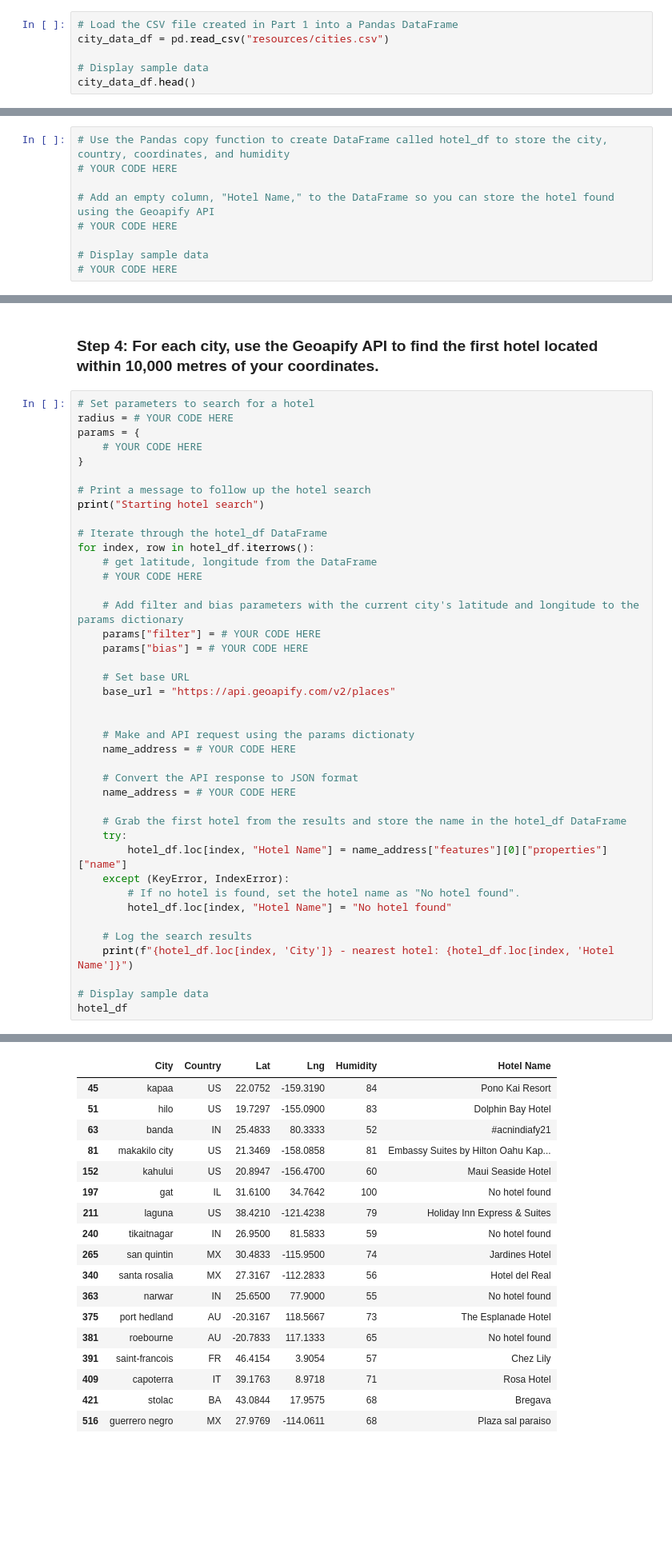
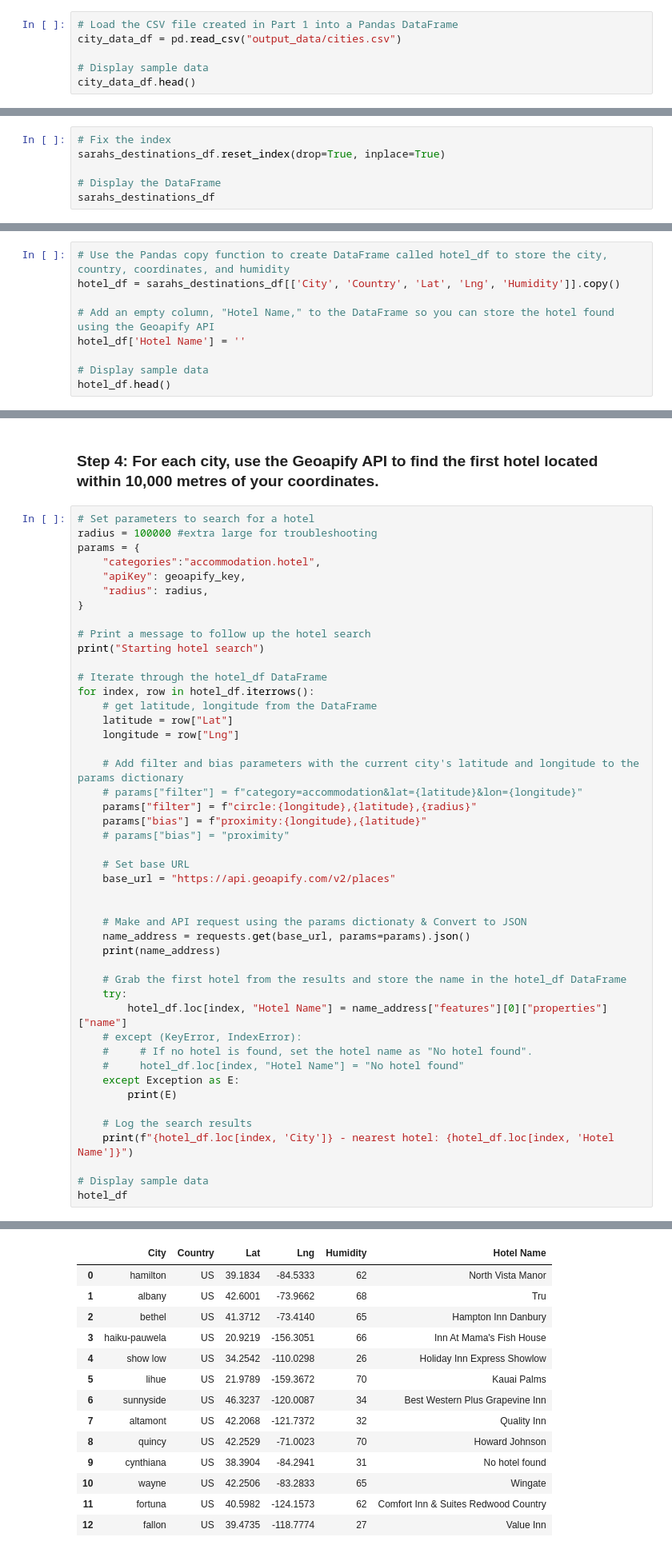
Before and after one commit to sarsteg/weather-vacation-python-api, a Jupyter notebook: VacationPy.ipynb, the cells around one changed output, grey strips where cells are left out. Shown at 80% size. Saved outputs shown, nothing was run; the diff lists cells and outputs as text; blank space fills up the shorter version.

```diff
--- a/VacationPy.ipynb
+++ b/VacationPy.ipynb
@@ -16,6 +16,6 @@ ModuleNotFoundError: No module named 'api_keys'
 # %%
 # Load the CSV file created in Part 1 into a Pandas DataFrame
-city_data_df = pd.read_csv("resources/cities.csv")
+city_data_df = pd.read_csv("output_data/cities.csv")
 
 # Display sample data
 city_data_df.head()
@@ -72,0 +102,6 @@ city_data_df.head()
+# %%
+# Fix the index
+sarahs_destinations_df.reset_index(drop=True, inplace=True)
+
+# Display the DataFrame
+sarahs_destinations_df
@@ -74,12 +124,12 @@ city_data_df.head()
 ### Step 3: Create a new DataFrame called `hotel_df`.
 # %%
 # Use the Pandas copy function to create DataFrame called hotel_df to store the city, country, coordinates, and humidity
-# YOUR CODE HERE
+hotel_df = sarahs_destinations_df[['City', 'Country', 'Lat', 'Lng', 'Humidity']].copy()
 
 # Add an empty column, "Hotel Name," to the DataFrame so you can store the hotel found using the Geoapify API
-# YOUR CODE HERE
+hotel_df['Hotel Name'] = ''
 
 # Display sample data
-# YOUR CODE HERE
+hotel_df.head()
 # %% [output]
 |  | City | Country | Lat | Lng | Humidity | Hotel Name |
@@ -104,9 +142,11 @@ city_data_df.head()
 ### Step 4: For each city, use the Geoapify API to find the first hotel located within 10,000 metres of your coordinates.
 # %%
 # Set parameters to search for a hotel
-radius = # YOUR CODE HERE
+radius = 100000 #extra large for troubleshooting
 params = {
-    # YOUR CODE HERE
+    "categories":"accommodation.hotel",
+    "apiKey": geoapify_key,
+    "radius": radius,
 }
 
 # Print a message to follow up the hotel search
@@ -115,28 +155,31 @@ print("Starting hotel search")
 # Iterate through the hotel_df DataFrame
 for index, row in hotel_df.iterrows():
     # get latitude, longitude from the DataFrame
-    # YOUR CODE HERE
+    latitude = row["Lat"]
+    longitude = row["Lng"]
 
     # Add filter and bias parameters with the current city's latitude and longitude to the params dictionary
-    params["filter"] = # YOUR CODE HERE
-    params["bias"] = # YOUR CODE HERE
+    # params["filter"] = f"category=accommodation&lat={latitude}&lon={longitude}"
+    params["filter"] = f"circle:{longitude},{latitude},{radius}"
+    params["bias"] = f"proximity:{longitude},{latitude}"
+    # params["bias"] = "proximity"
 
     # Set base URL
     base_url = "https://api.geoapify.com/v2/places"
 
 
-    # Make and API request using the params dictionaty
-    name_address = # YOUR CODE HERE
-
-    # Convert the API response to JSON format
-    name_address = # YOUR CODE HERE
+    # Make and API request using the params dictionaty & Convert to JSON
+    name_address = requests.get(base_url, params=params).json()
+    print(name_address)
 
     # Grab the first hotel from the results and store the name in the hotel_df DataFrame
     try:
         hotel_df.loc[index, "Hotel Name"] = name_address["features"][0]["properties"]["name"]
-    except (KeyError, IndexError):
-        # If no hotel is found, set the hotel name as "No hotel found".
-        hotel_df.loc[index, "Hotel Name"] = "No hotel found"
+    # except (KeyError, IndexError):
+    #     # If no hotel is found, set the hotel name as "No hotel found".
+    #     hotel_df.loc[index, "Hotel Name"] = "No hotel found"
+    except Exception as E:
+        print(E)
 
     # Log the search results
     print(f"{hotel_df.loc[index, 'City']} - nearest hotel: {hotel_df.loc[index, 'Hotel Name']}")
@@ -165,20 +207,16 @@ guerrero negro - nearest hotel: Plaza sal paraiso
 |  | City | Country | Lat | Lng | Humidity | Hotel Name |
-| 45 | kapaa | US | 22.0752 | -159.3190 | 84 | Pono Kai Resort |
-| 51 | hilo | US | 19.7297 | -155.0900 | 83 | Dolphin Bay Hotel |
-| 63 | banda | IN | 25.4833 | 80.3333 | 52 | #acnindiafy21 |
-| 81 | makakilo city | US | 21.3469 | -158.0858 | 81 | Embassy Suites by Hilton Oahu Kap... |
-| 152 | kahului | US | 20.8947 | -156.4700 | 60 | Maui Seaside Hotel |
-| 197 | gat | IL | 31.6100 | 34.7642 | 100 | No hotel found |
-| 211 | laguna | US | 38.4210 | -121.4238 | 79 | Holiday Inn Express & Suites |
-| 240 | tikaitnagar | IN | 26.9500 | 81.5833 | 59 | No hotel found |
-| 265 | san quintin | MX | 30.4833 | -115.9500 | 74 | Jardines Hotel |
-| 340 | santa rosalia | MX | 27.3167 | -112.2833 | 56 | Hotel del Real |
-| 363 | narwar | IN | 25.6500 | 77.9000 | 55 | No hotel found |
-| 375 | port hedland | AU | -20.3167 | 118.5667 | 73 | The Esplanade Hotel |
-| 381 | roebourne | AU | -20.7833 | 117.1333 | 65 | No hotel found |
-| 391 | saint-francois | FR | 46.4154 | 3.9054 | 57 | Chez Lily |
-| 409 | capoterra | IT | 39.1763 | 8.9718 | 71 | Rosa Hotel |
-| 421 | stolac | BA | 43.0844 | 17.9575 | 68 | Bregava |
-| 516 | guerrero negro | MX | 27.9769 | -114.0611 | 68 | Plaza sal paraiso |
+| 0 | hamilton | US | 39.1834 | -84.5333 | 62 | North Vista Manor |
+| 1 | albany | US | 42.6001 | -73.9662 | 68 | Tru |
+| 2 | bethel | US | 41.3712 | -73.4140 | 65 | Hampton Inn Danbury |
+| 3 | haiku-pauwela | US | 20.9219 | -156.3051 | 66 | Inn At Mama's Fish House |
+| 4 | show low | US | 34.2542 | -110.0298 | 26 | Holiday Inn Express Showlow |
+| 5 | lihue | US | 21.9789 | -159.3672 | 70 | Kauai Palms |
+| 6 | sunnyside | US | 46.3237 | -120.0087 | 34 | Best Western Plus Grapevine Inn |
+| 7 | altamont | US | 42.2068 | -121.7372 | 32 | Quality Inn |
+| 8 | quincy | US | 42.2529 | -71.0023 | 70 | Howard Johnson |
+| 9 | cynthiana | US | 38.3904 | -84.2941 | 31 | No hotel found |
+| 10 | wayne | US | 42.2506 | -83.2833 | 65 | Wingate |
+| 11 | fortuna | US | 40.5982 | -124.1573 | 62 | Comfort Inn & Suites Redwood Country |
+| 12 | fallon | US | 39.4735 | -118.7774 | 27 | Value Inn |
 # %% [markdown]
 ### Step 5: Add the hotel name and the country as additional information in the hover message for each city in the map.
```
Also changed, not shown: parts of 11 cells of this notebook, 5 other files.
